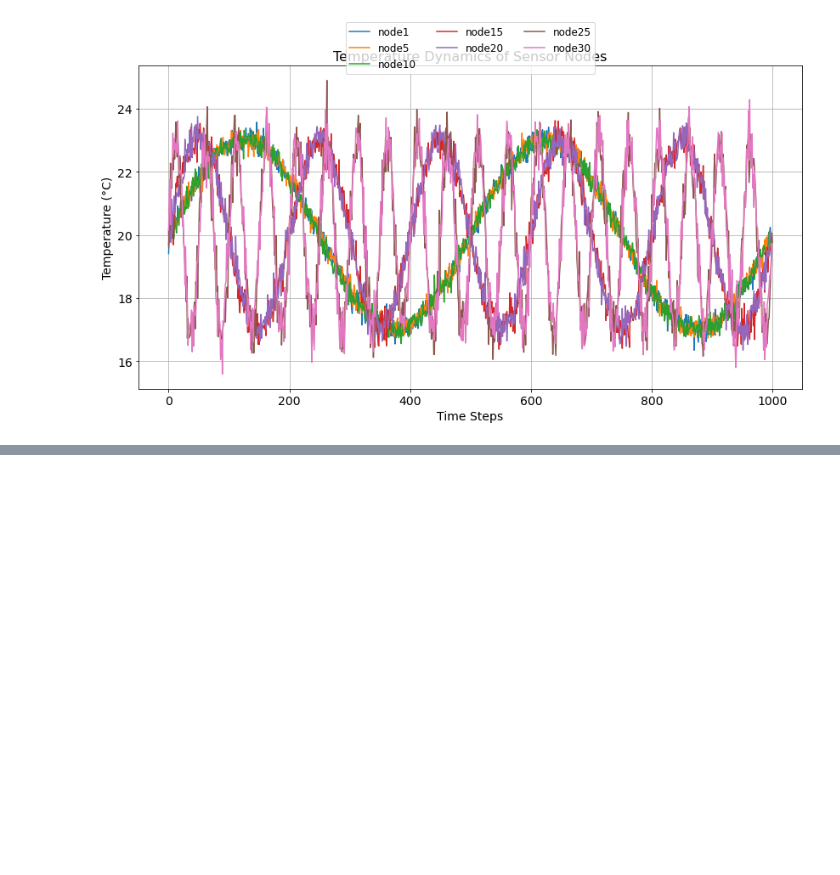
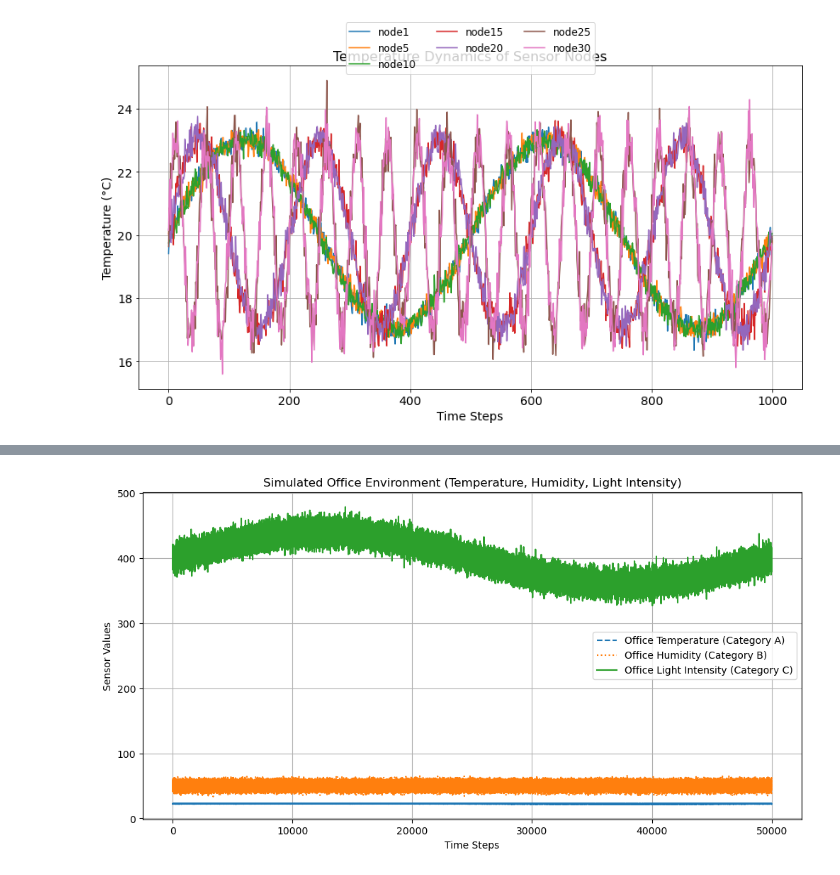
Before and after one commit to sokistar24/wakeupradio, a Jupyter notebook: Sensor_data_simulation_scenario.ipynb, the cells around one changed output, grey strips where cells are left out. Drawn from its saved outputs; the diff is of its cells as text; code cells hidden in the pictures; blank space fills up the shorter version.

```diff
--- a/Sensor_data_simulation_scenario.ipynb
+++ b/Sensor_data_simulation_scenario.ipynb
@@ -552,0 +719,74 @@ csv_filename
+# %%
+import numpy as np
+import pandas as pd
+import matplotlib.pyplot as plt
+
+# Number of time steps
+time_steps = 50000
+
+# Define the nodes (sensors) for 30 nodes
+nodes = [f'node{i}' for i in range(1, 31)]
+
+# Define office temperature range
+temp_min = 20.0  # Min indoor temperature (°C)
+temp_max = 25.0  # Max indoor temperature (°C)
+P_t = time_steps  # Long period to keep stable changes
+
+# Light intensity bounds for office lighting (e.g., LED Panels)
+I_min = 300  # Minimum intensity (dimmed lights)
+I_max = 500  # Maximum intensity (full brightness)
+P_l = time_steps  # Light cycle follows working hours
+
+# Initialize the DataFrame
+data = {node: np.zeros(time_steps) for node in nodes}
+data['SN'] = np.arange(time_steps)
+
+# Function for smooth room temperature variation (small fluctuations)
+def room_temperature_variation(t, temp_min, temp_max, P):
+    return temp_min + (temp_max - temp_min) * (0.5 + 0.05 * np.sin((2 * np.pi * t) / P))  # Small changes
+
+# Generate temperature, humidity, and light intensity data
+for node in nodes:
+    node_id = int(node.replace('node', ''))  # Extract numeric ID
+
+    if 1 <= node_id <= 10:  # Category A (Office Temperature)
+        sigma_t = 0.2  # Small noise variation (room temperature is stable)
+        temperature = room_temperature_variation(np.arange(time_steps), temp_min, temp_max, P_t) + np.random.normal(loc=0, scale=sigma_t, size=time_steps)
+        data[node] = temperature
+
+    elif 11 <= node_id <= 20:  # Category B (Humidity)
+        sigma_h = 2.0  # Small fluctuations in humidity
+        humidity = np.random.uniform(40, 60, time_steps) + np.random.normal(loc=0, scale=sigma_h, size=time_steps)  # Office humidity is typically 40-60%
+        data[node] = humidity  # Assign the calculated humidity to the node
+
+    elif 21 <= node_id <= 30:  # Category C (Office Light Intensity - LED Panels)
+        sigma_l = 10  # Small fluctuation for minor adjustments
+        light_intensity = I_min + (I_max - I_min) * (0.5 + 0.2 * np.sin((2 * np.pi * np.arange(time_steps)) / P_l)) + np.random.normal(loc=0, scale=sigma_l, size=time_steps)
+        data[node] = light_intensity  # Assign the generated light intensity
+
+# Convert to DataFrame
+df = pd.DataFrame(data)
+
+# Save the generated data
+df.to_csv("simulated_office_environment.csv", index=False)
+
+# Plot sample data from each category
+plt.figure(figsize=(12, 6))
+
+# Sample a node from Category A (Temperature)
+plt.plot(df['SN'], df['node2'], label="Office Temperature (Category A)", linestyle="dashed")
+
+# Sample a node from Category B (Humidity)
+plt.plot(df['SN'], df['node12'], label="Office Humidity (Category B)", linestyle="dotted")
+
+# Sample a node from Category C (Light Intensity)
+plt.plot(df['SN'], df['node22'], label="Office Light Intensity (Category C)")
+
+plt.xlabel("Time Steps")
+plt.ylabel("Sensor Values")
+plt.title("Simulated Office Environment (Temperature, Humidity, Light Intensity)")
+plt.legend()
+plt.grid()
+plt.show()
+# %% [output]
+[figure, added]
```
Also changed, not shown: parts of 4 cells of this notebook, 3 other files.
